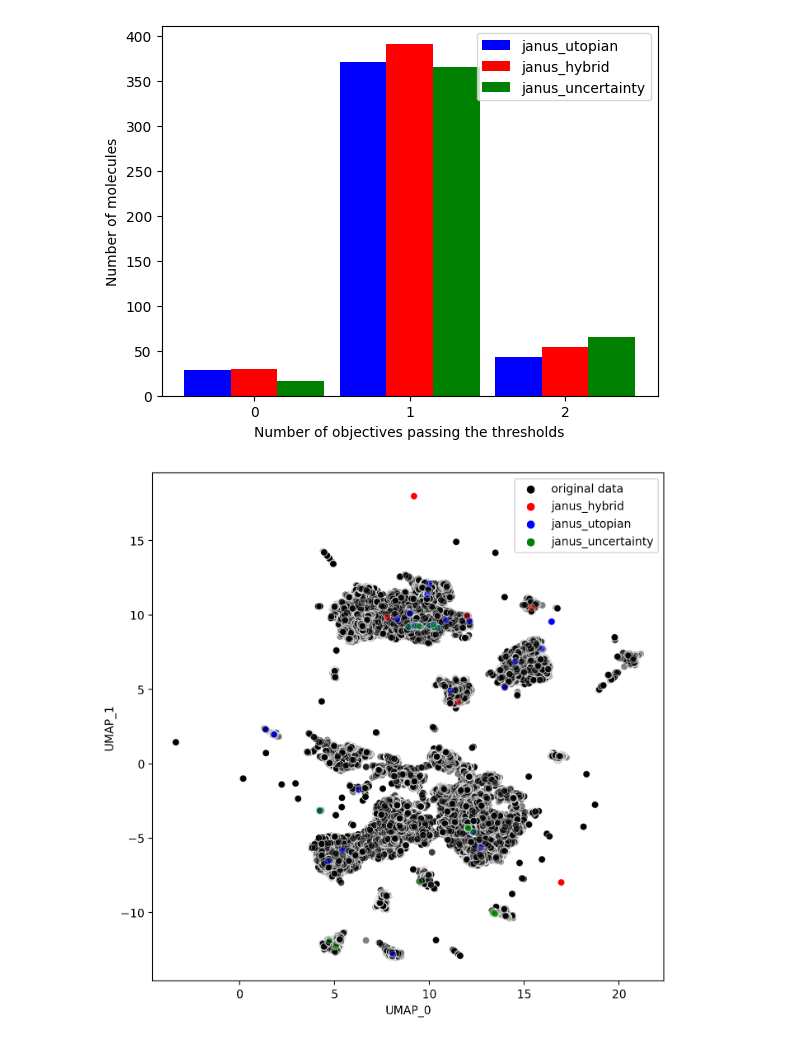
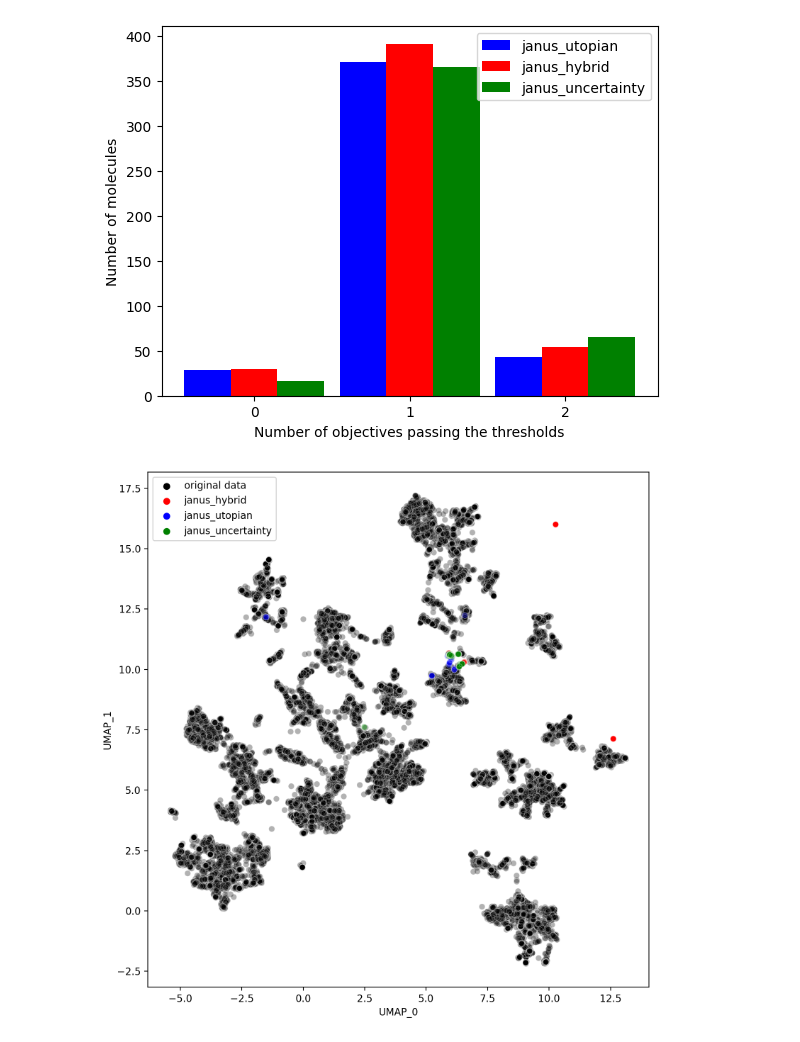
Before and after one commit to Lung-Yi/uncmoo, a Jupyter notebook: analyze_multi_objective.ipynb, the cells around one changed output. Cells and saved outputs as stored; diff of their text form; code cells hidden in the pictures.

```diff
--- a/analyze_multi_objective.ipynb
+++ b/analyze_multi_objective.ipynb
@@ -374,18 +375,21 @@ X_umap = umap_model.fit_transform(ecfp_descriptors)
 all_data["UMAP_0"], all_data["UMAP_1"] = X_umap[:,0], X_umap[:,1]
 all_data.to_csv("figures/umap/organic_emitter_umap.csv")
 # %%
+dataset = "reactivity"
+
+all_data = pd.read_csv(f"figures/umap/{dataset}_umap.csv")
 palette = sns.color_palette(["black", "red", "blue", "green", ])
 
 plt.figure(figsize=(8,8), dpi=200)
 sns.scatterplot(data=all_data,
                 x="UMAP_0",
                 y="UMAP_1",
                 hue="label",
-                alpha=0.5,
+                alpha=0.3,
                 palette=palette)
 plt.legend()
 plt.tight_layout()
-plt.savefig("figures/umap/organic_emitter.png")
+plt.savefig(f"figures/umap/{dataset}.png")
 plt.show()
 # %% [output]
-[figure, old version]
+[figure, new version]
```
Also changed, not shown: parts of 2 cells of this notebook, 7 other files.
